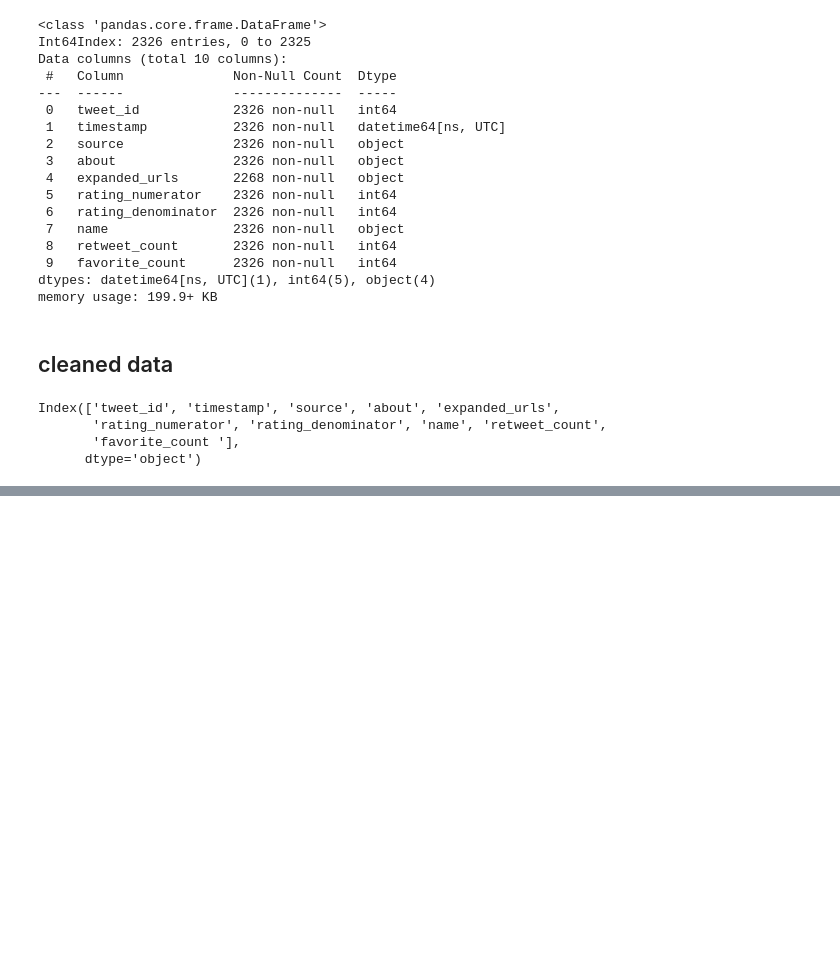
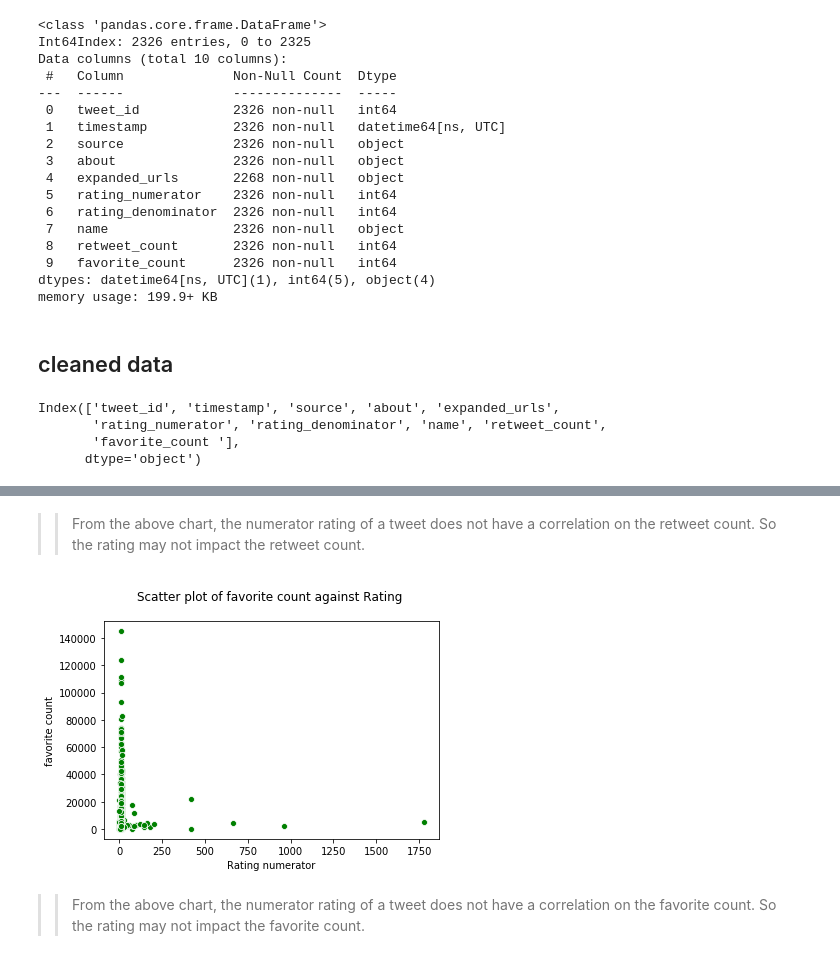
Before and after one commit to RoyalVee/Data-Exploration-and-Analysis-of-WeRateDogs-Tweets, a Jupyter notebook: Untitled.ipynb, the cells around one changed output, grey strips where cells are left out. Drawn from its saved outputs; the diff is of its cells as text; code cells hidden in the pictures; blank space fills up the shorter version.

```diff
--- a/Untitled.ipynb
+++ b/Untitled.ipynb
@@ -809,0 +893,14 @@ AttributeError: 'DataFrame' object has no attribute 'affectionate_term'
+# %% [markdown]
+>> From the above chart, the numerator rating of a tweet does not have a correlation on the retweet count. So the rating may not impact the retweet count.
+# %%
+# how does the rating of a dog affects the favorite count.
+# plot retweet count against movie rating numerator
+sns.scatterplot(data=twitter_archive_master, y = twitter_archive_master['favorite_count '], x = twitter_archive_master['rating_numerator'], color = 'green')
+plt.xlabel('Rating numerator')
+plt.ylabel('favorite count')
+plt.title('Scatter plot of favorite count against Rating \n')
+plt.show()
+# %% [output]
+[figure, added]
+# %% [markdown]
+>> From the above chart, the numerator rating of a tweet does not have a correlation on the favorite count. So the rating may not impact the favorite count.
```
Also changed, not shown: parts of 36 cells of this notebook.
